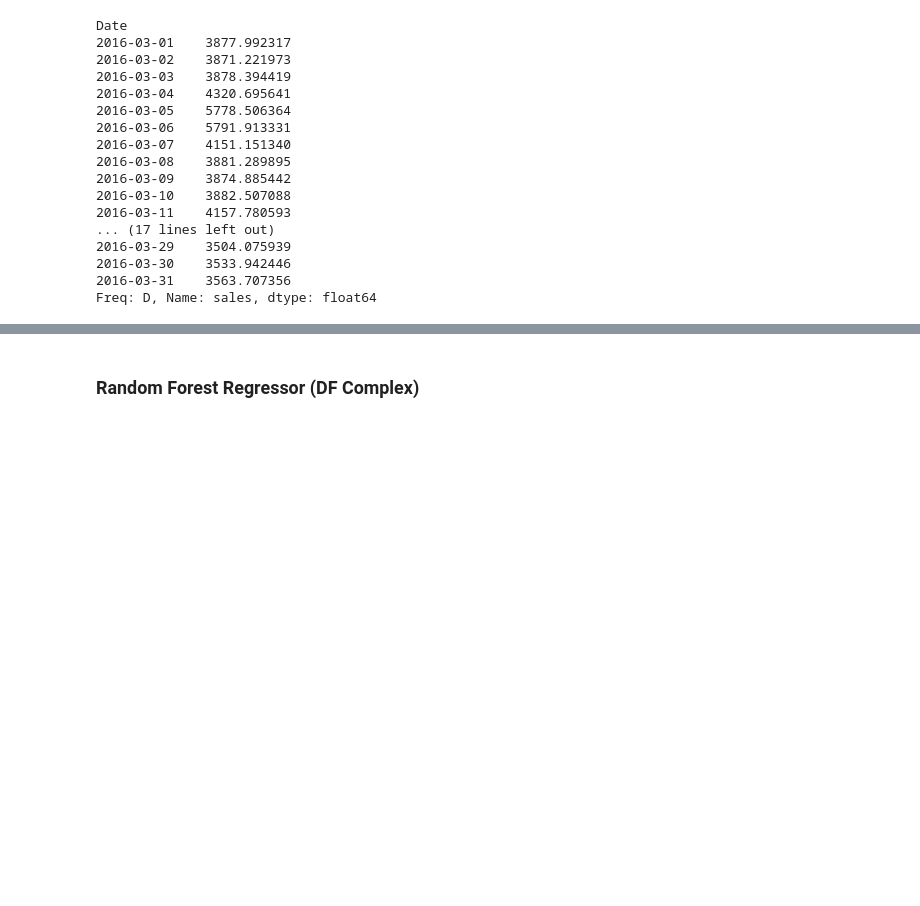
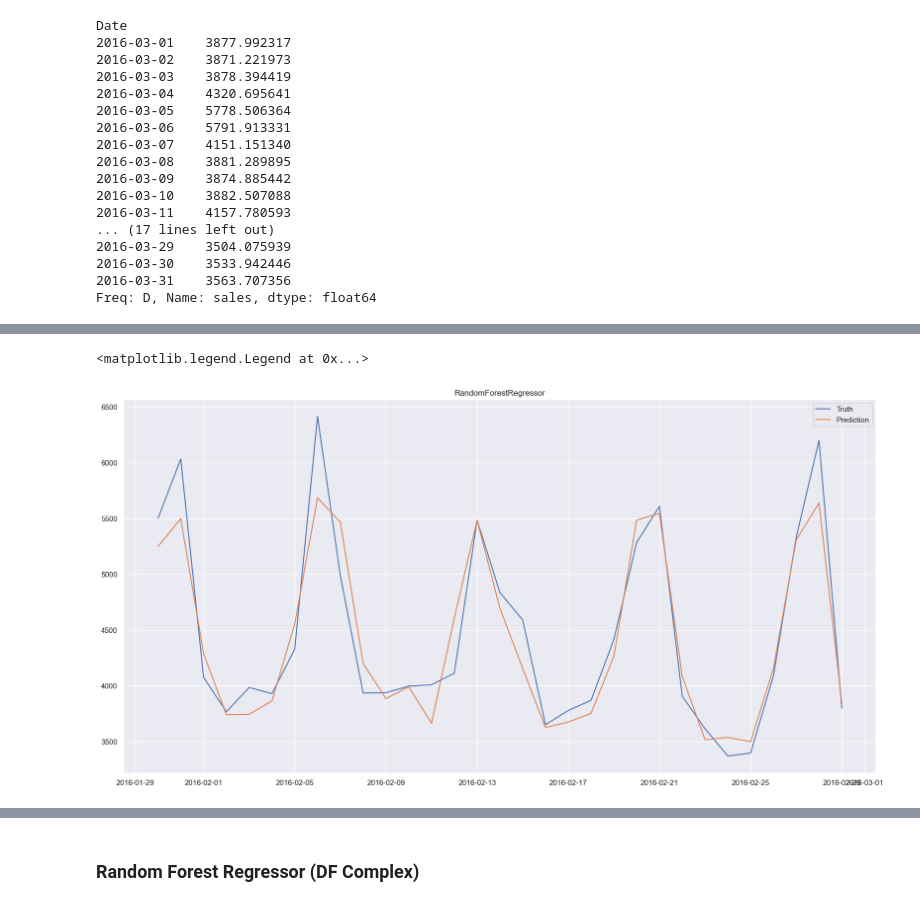
Before and after one commit to EdwinUe/BAB_WS22-23, a Jupyter notebook: Code/003BusinessAnalyticsBProjekt.ipynb, the cells around one changed output, grey strips where cells are left out. Cells and saved outputs as stored; diff of their text form; code cells hidden in the pictures; blank space fills up the shorter version.

```diff
--- a/Code/003BusinessAnalyticsBProjekt.ipynb
+++ b/Code/003BusinessAnalyticsBProjekt.ipynb
@@ -1327,0 +1610,8 @@ forecast_rf_medium_exp_alldata.to_csv('rf_medium_exp_alldata.csv')
+# %%
+plt.plot(y_test.index, y_test)
+plt.plot(y_test.index, y_pred)
+plt.title('RandomForestRegressor')
+plt.legend(['Truth','Prediction'])
+# %% [output]
+<matplotlib.legend.Legend at 0x...>
+[figure, added]
```
Also changed, not shown: parts of 49 cells of this notebook, 2 other files.
